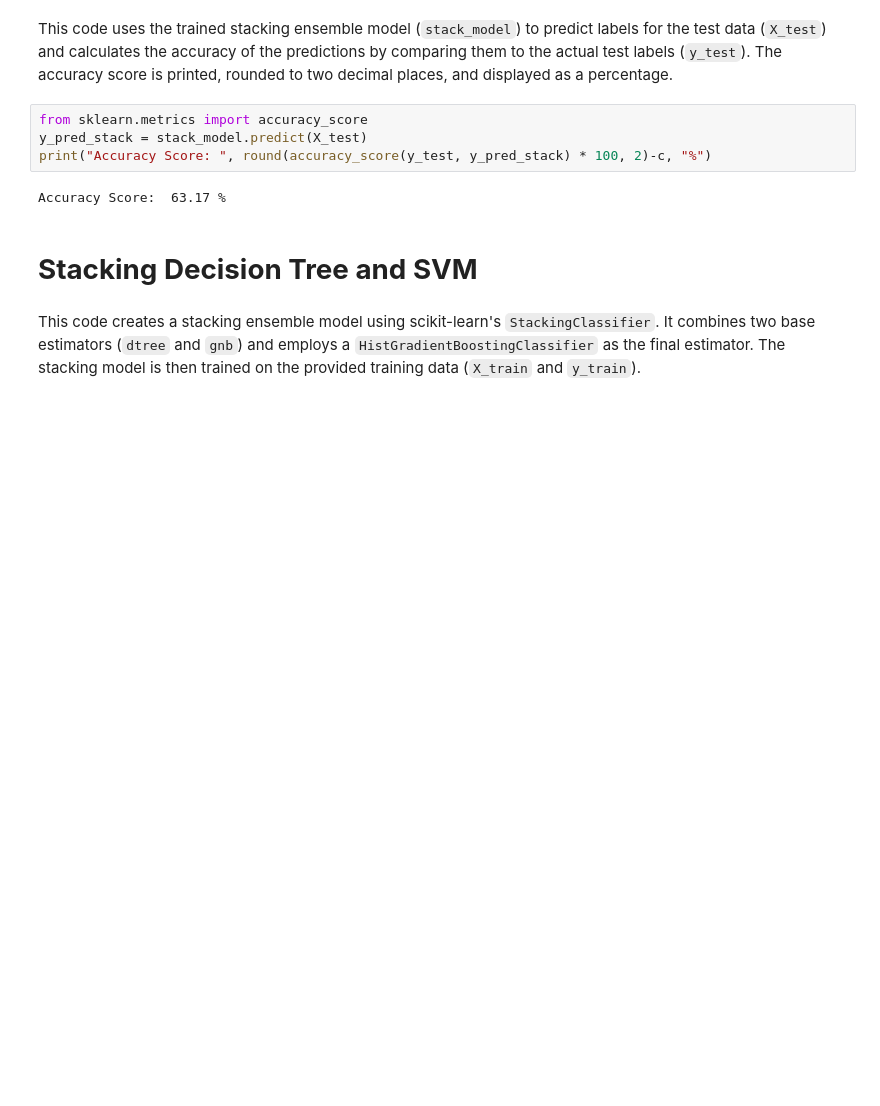
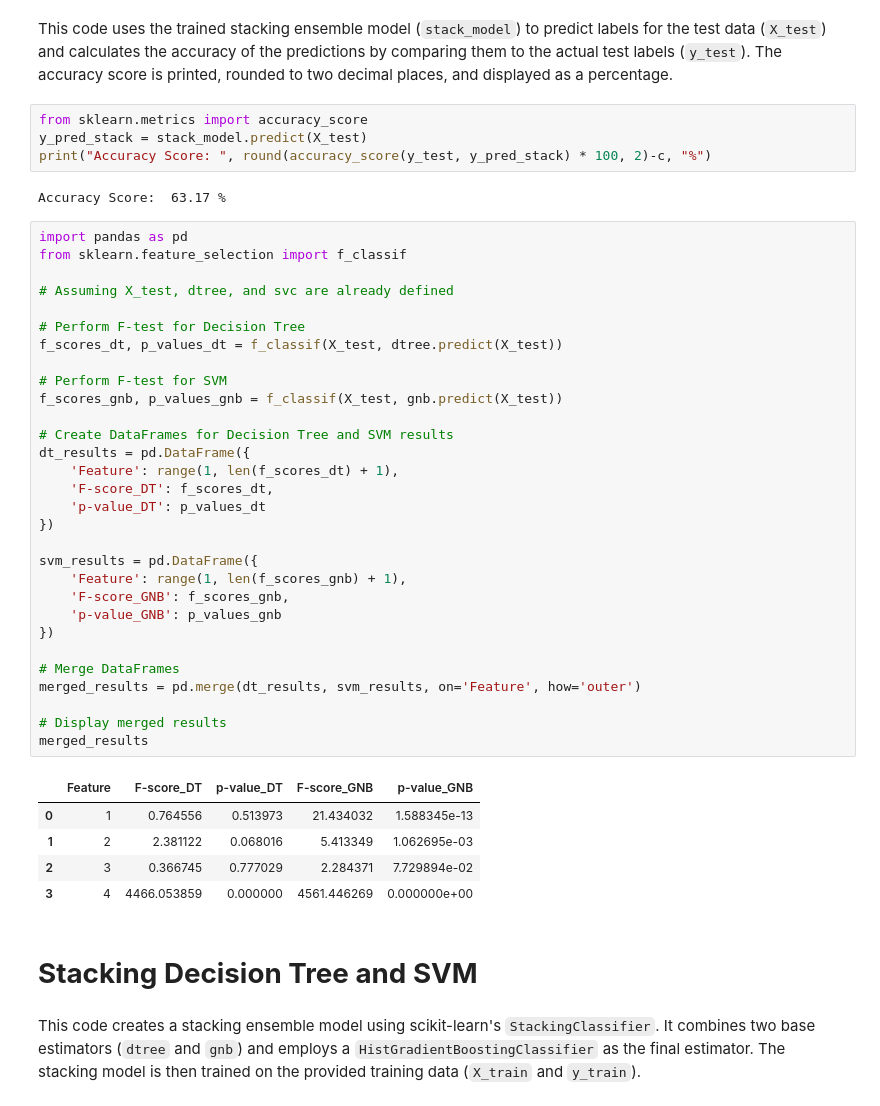
Before and after one commit to Ofori416/Student.PredictionModel, a Jupyter notebook: app.ipynb, the cells around one changed output. Saved outputs shown, nothing was run; the diff lists cells and outputs as text; blank space fills up the shorter version.

```diff
--- a/app.ipynb
+++ b/app.ipynb
@@ -680,6 +680,42 @@ y_pred_stack = stack_model.predict(X_test)
 print("Accuracy Score: ", round(accuracy_score(y_test, y_pred_stack) * 100, 2)-c, "%")
 # %% [output]
 Accuracy Score:  63.17 %
+# %%
+import pandas as pd
+from sklearn.feature_selection import f_classif
+
+# Assuming X_test, dtree, and svc are already defined
+
+# Perform F-test for Decision Tree
+f_scores_dt, p_values_dt = f_classif(X_test, dtree.predict(X_test))
+
+# Perform F-test for SVM
+f_scores_gnb, p_values_gnb = f_classif(X_test, gnb.predict(X_test))
+
+# Create DataFrames for Decision Tree and SVM results
+dt_results = pd.DataFrame({
+    'Feature': range(1, len(f_scores_dt) + 1),
+    'F-score_DT': f_scores_dt,
+    'p-value_DT': p_values_dt
+})
+
+svm_results = pd.DataFrame({
+    'Feature': range(1, len(f_scores_gnb) + 1),
+    'F-score_GNB': f_scores_gnb,
+    'p-value_GNB': p_values_gnb
+})
+
+# Merge DataFrames
+merged_results = pd.merge(dt_results, svm_results, on='Feature', how='outer')
+
+# Display merged results
+merged_results
+# %% [output]
+|  | Feature | F-score_DT | p-value_DT | F-score_GNB | p-value_GNB |
+| 0 | 1 | 0.764556 | 0.513973 | 21.434032 | 1.588345e-13 |
+| 1 | 2 | 2.381122 | 0.068016 | 5.413349 | 1.062695e-03 |
+| 2 | 3 | 0.366745 | 0.777029 | 2.284371 | 7.729894e-02 |
+| 3 | 4 | 4466.053859 | 0.000000 | 4561.446269 | 0.000000e+00 |
 # %% [markdown]
 # **Stacking Decision Tree and SVM**
 # %% [markdown]
```
Also changed, not shown: parts of 5 cells of this notebook, 3 other files.
